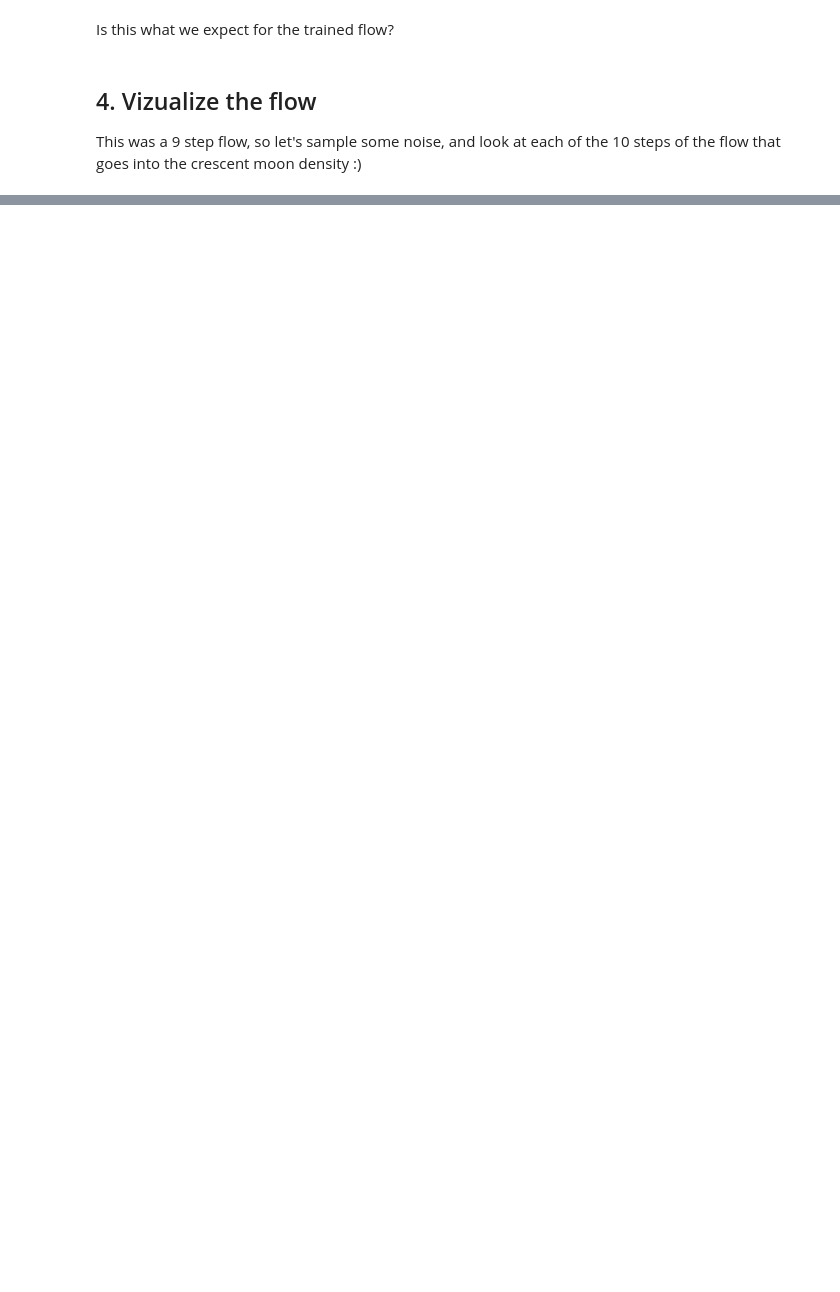
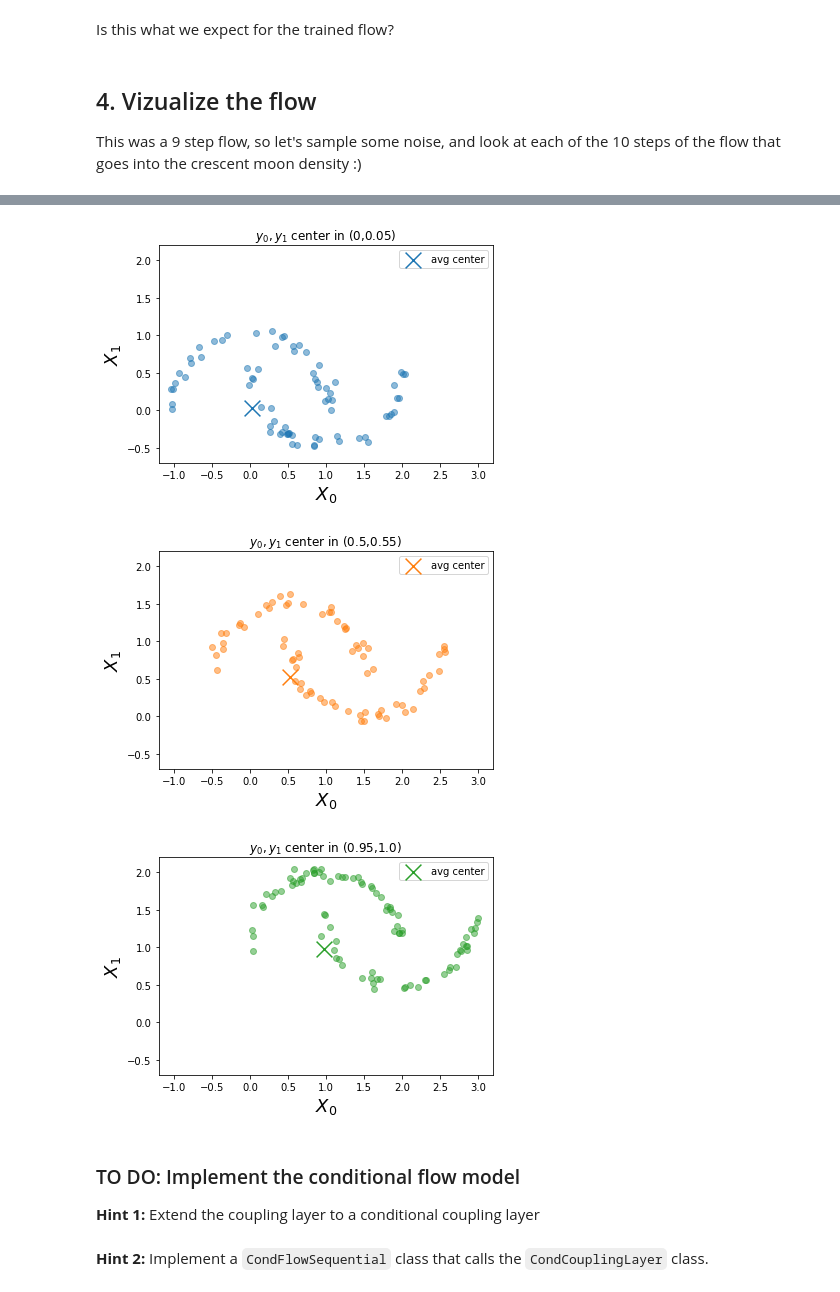
Before and after one commit to nhartman94/TTT-Normalizing-Flows, a Jupyter notebook: Real-NVP-SOLN.ipynb, the cells around one changed output, grey strips where cells are left out. Cells and saved outputs as stored; diff of their text form; code cells hidden in the pictures; blank space fills up the shorter version.

```diff
--- a/Real-NVP-SOLN.ipynb
+++ b/Real-NVP-SOLN.ipynb
@@ -348,7 +336,7 @@ test_loader = torch.utils.data.DataLoader(
     drop_last=False,
     **kwargs)
 # %%
-def train(model, train_loader):
+def train(model, train_loader, opt):
 
     model.train()
     train_loss = 0
@@ -356,7 +344,7 @@ def train(model, train_loader):
     for batch_idx, data in enumerate(train_loader):
 
         data = data.to(device)
-        optimizer.zero_grad()
+        opt.zero_grad()
 
         '''
         TO DO (Q4): Fill in the expression for the loss
@@ -366,7 +354,7 @@ def train(model, train_loader):
         train_loss += loss.item()
 
         loss.backward()
-        optimizer.step()
+        opt.step()
 
     train_loss /= len(train_loader)
     return train_loss
@@ -617,0 +624,4 @@ plt.show()
+# %%
+Y = torch.Tensor(nsamples, num_inputs).uniform_()
+# %%
+X_cond = X_torch + Y
@@ -617,0 +633,29 @@ plt.show()
+# %%
+dy = .05
+for i,y_min in enumerate([0,.5,1-dy]):
+
+    y_max = y_min+dy
+    mi = (Y[:,0] > y_min) & (Y[:,0] < y_max)
+    mi = mi & (Y[:,1] > y_min) & (Y[:,1] < y_max)
+
+    y_avg = .5 * (y_min + y_max)
+
+    c=f'C{i}'
+    plt.scatter(*X_cond[mi].T.numpy(),alpha=.5,color=c)
+    plt.scatter([y_avg],[y_avg],250,marker='x',label='avg center',color=c)
+    plt.xlabel('$X_0$',fontsize=18)
+    plt.ylabel('$X_1$',fontsize=18)
+    plt.legend()
+    plt.title(f'$y_0,y_1$ center in ({y_min},{y_max})')
+
+    plt.xlim(-1.2,3.2)
+    plt.ylim(-.7,2.2)
+    plt.show()
+# %% [output]
+[figure, added]
+[figure, added]
+[figure, added]
+# %% [markdown]
+### TO DO: Implement the conditional flow model
+
+**Hint 1:** Extend the coupling layer to a conditional coupling layer
@@ -617,0 +720,2 @@ plt.show()
+# %% [markdown]
+**Hint 2:** Implement a `CondFlowSequential` class that calls the `CondCouplingLayer` class.
```
Also changed, not shown: parts of 35 cells of this notebook, 1 other file.
